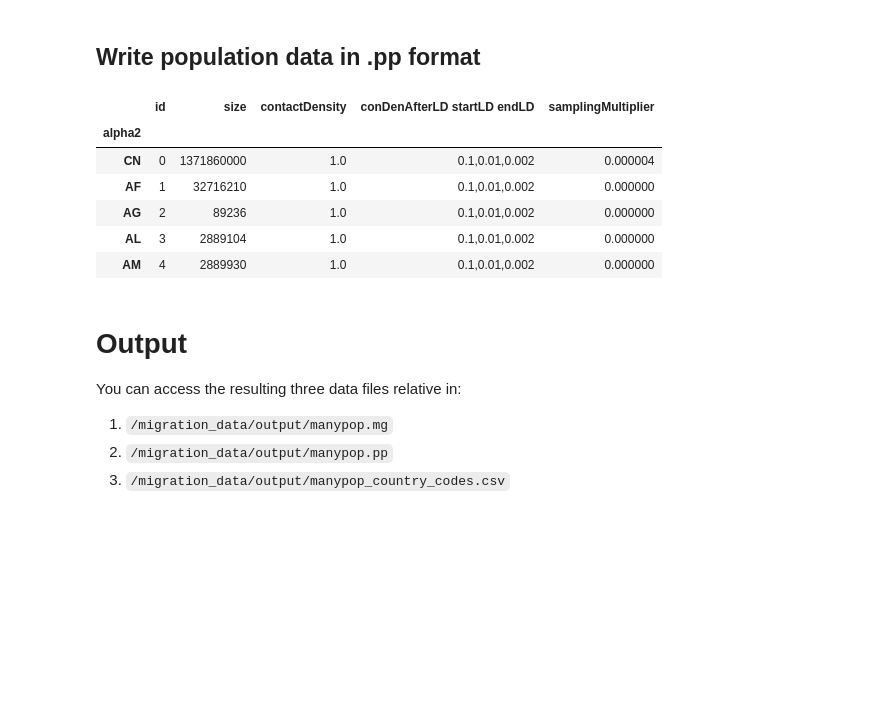
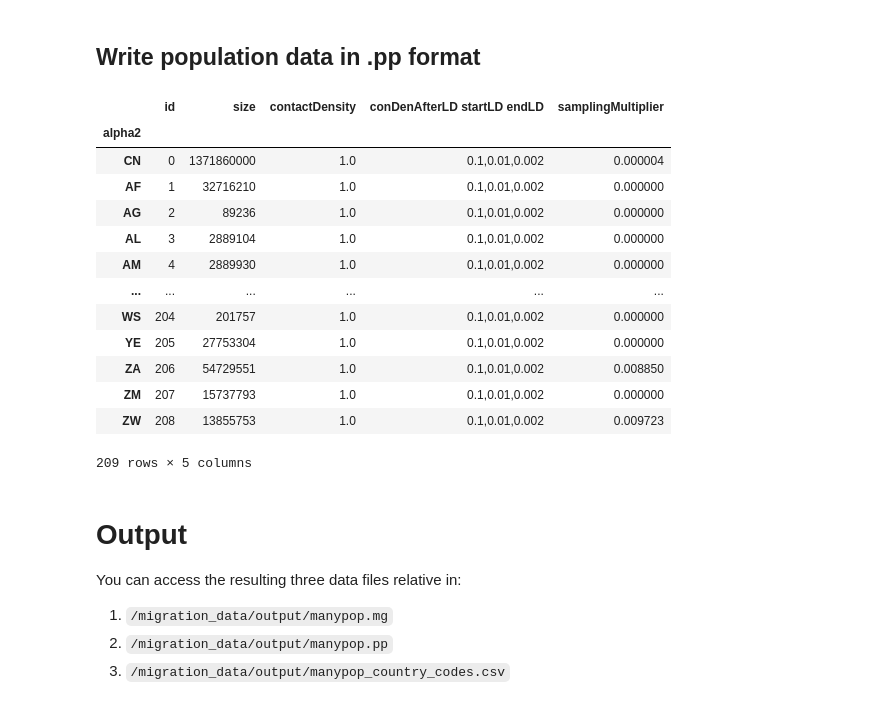
Before and after one commit to joel-winterton/SuperSimPy, a Jupyter notebook: population_data/migration_matrix.ipynb, the cells around one changed output. Cells and saved outputs as stored; diff of their text form; code cells hidden in the pictures; blank space fills up the shorter version.

```diff
--- a/population_data/migration_matrix.ipynb
+++ b/population_data/migration_matrix.ipynb
@@ -11,7 +11,8 @@ import numpy as np
 # Alpha2 code of where to start the pandemic, look in the effective distance matrix for the available countries.
 pandemic_start_alpha2 = 'CN'
 # Uniform probability of staying in any country per unit time.
-in_country_probability = 0.98
+# Magnitude as UK citizens leaving per day (from ONS) in 2022 / UK population in 2022 = 0.0029 so 1 minus this for magnitude
+in_country_probability = 0.999
 
 # Effective distance data
 
@@ -60,0 +62,3 @@ np.fill_diagonal(flux_matrix.values, in_country_probability)
+# %%
+normalising_matrix = (1-in_country_probability)*np.diag(np.reciprocal(flux_matrix.sum(axis=0)))
+normalising_matrix
@@ -61,2 +79,5 @@ np.fill_diagonal(flux_matrix.values, in_country_probability)
 # %%
-row_normalised = flux_matrix.div(flux_matrix.sum(axis=0), axis=1)
+normalised_matrix = np.matmul(flux_matrix.to_numpy(),normalising_matrix)
+np.fill_diagonal(normalised_matrix, in_country_probability)
+probability_matrix = pd.DataFrame(normalised_matrix, index=flux_matrix.columns, columns=flux_matrix.columns)
+probability_matrix.head()
@@ -65,12 +94,14 @@ row_normalised = flux_matrix.div(flux_matrix.sum(axis=0), axis=1)
 By default, the first entry in the population data is where the pandemic starts (in VGsim), so we need to swap the first row and first column with the row and column of the country we want to start in.
 # %%
 # Get column index (and by symmetry also row index) of starting country
-target_start_index = row_normalised.columns.get_loc(pandemic_start_alpha2)
-original_start_name = row_normalised.columns[0]
+target_start_index = probability_matrix.columns.get_loc(pandemic_start_alpha2)
+original_start_name = probability_matrix.columns[0]
 # Swap the columns of the start country and the first country
-col_list = list(row_normalised)
+col_list = list(probability_matrix)
 col_list[0], col_list[target_start_index] = col_list[target_start_index], col_list[0]
-row_normalised.columns = col_list
+probability_matrix.columns = col_list
 
 # Swap the rows
-ordered_proportions = row_normalised.reindex(col_list)
+ordered_proportions = probability_matrix.reindex(col_list)
+ordered_proportions = ordered_proportions.transpose()
+ordered_proportions.head()
@@ -108,34 +147,41 @@ for index, row in filtered_pop.iterrows():
 # %%
 
 population_data = pd.DataFrame({'size': filtered_pop['population'],
                                 'contactDensity': np.full(shape=len(filtered_pop['population']), fill_value=1.00,
                                                           dtype=np.double),
                                 'conDenAfterLD': np.full(shape=len(filtered_pop['population']), fill_value=0.1,
                                                          dtype=np.double),
                                 'startLD': np.full(shape=len(filtered_pop['population']), fill_value=0.01,
                                                    dtype=np.double),
                                 'endLD': np.full(shape=len(filtered_pop['population']), fill_value=0.002,
                                                  dtype=np.double),
                                 'samplingMultiplier': sampling_multipliers_complete,
                                 'fullname':filtered_pop['fullname']})
 # VGsim seems to require 3 columns to be comma-seperated, while the rest are space seperated, so must merge some columns by commas:
 population_data = population_data.reindex(col_list)
 population_data['id'] = range(len(filtered_pop['population']))
 # Extract ID to Full country name to a separate table for relabelling countries after simulations
 population_translation_data = population_data[['id','fullname']]
 population_translation_data = population_translation_data.rename(columns={'id':'location'})
 population_data['conDenAfterLD startLD endLD'] = population_data['conDenAfterLD'].astype(str) + "," + population_data[
     'startLD'].astype(str) + "," + population_data['endLD'].astype(str)
 population_data = population_data[['id', 'size', 'contactDensity', 'conDenAfterLD startLD endLD', 'samplingMultiplier']]
-population_data.head()
+population_data
 # %% [output]
 |  | id | size | contactDensity | conDenAfterLD startLD endLD | samplingMultiplier |
 | alpha2 |  |  |  |  |  |
 | CN | 0 | 1371860000 | 1.0 | 0.1,0.01,0.002 | 0.000004 |
 | AF | 1 | 32716210 | 1.0 | 0.1,0.01,0.002 | 0.000000 |
 | AG | 2 | 89236 | 1.0 | 0.1,0.01,0.002 | 0.000000 |
 | AL | 3 | 2889104 | 1.0 | 0.1,0.01,0.002 | 0.000000 |
 | AM | 4 | 2889930 | 1.0 | 0.1,0.01,0.002 | 0.000000 |
+| ... | ... | ... | ... | ... | ... |
+| WS | 204 | 201757 | 1.0 | 0.1,0.01,0.002 | 0.000000 |
+| YE | 205 | 27753304 | 1.0 | 0.1,0.01,0.002 | 0.000000 |
+| ZA | 206 | 54729551 | 1.0 | 0.1,0.01,0.002 | 0.008850 |
+| ZM | 207 | 15737793 | 1.0 | 0.1,0.01,0.002 | 0.000000 |
+| ZW | 208 | 13855753 | 1.0 | 0.1,0.01,0.002 | 0.009723 |
+209 rows × 5 columns
 # %%
 with open(base_file + '.pp', 'w') as f:
     f.write('#Population_format_version 0.0.1\n')
```
Also changed, not shown: parts of 5 cells of this notebook, 1 other file.
